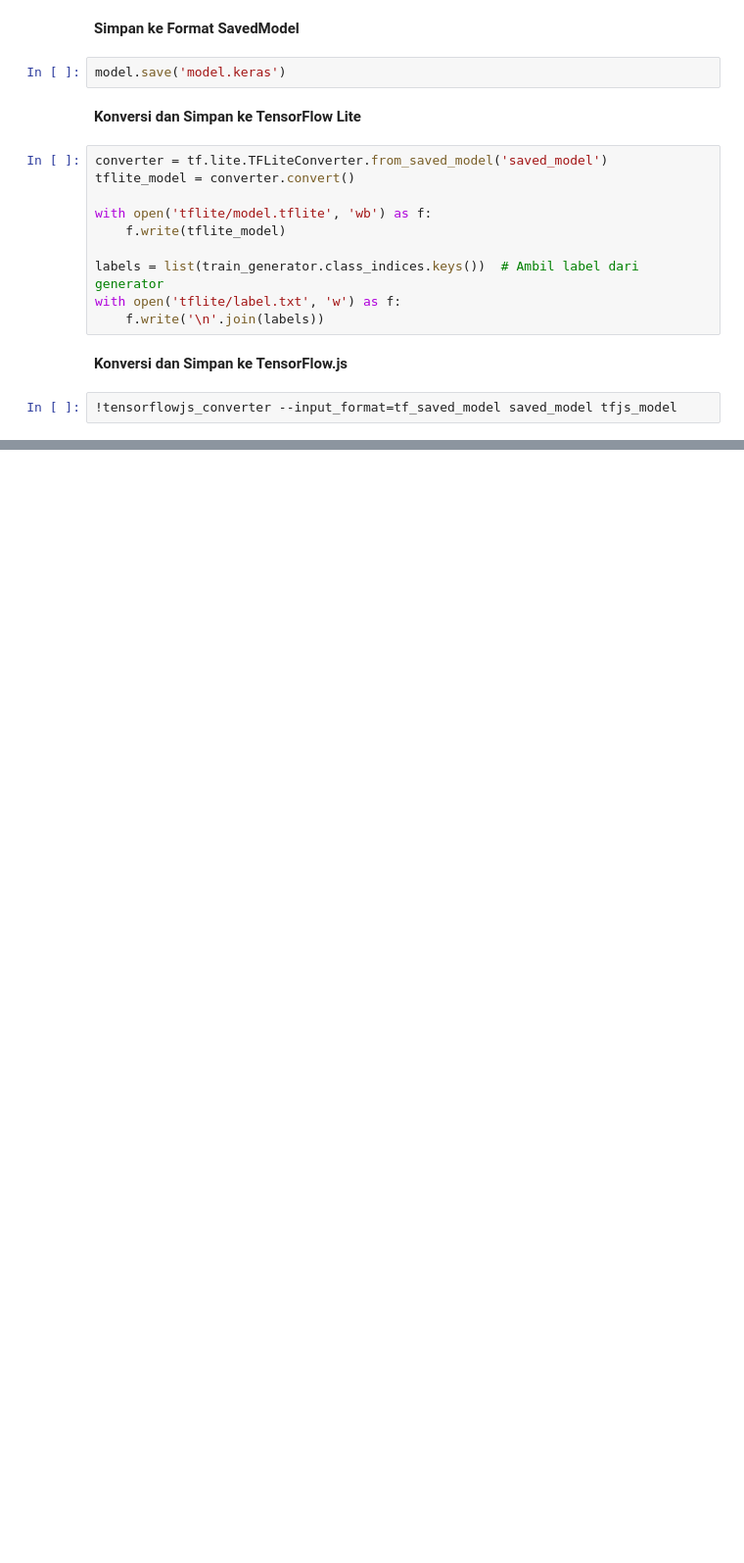
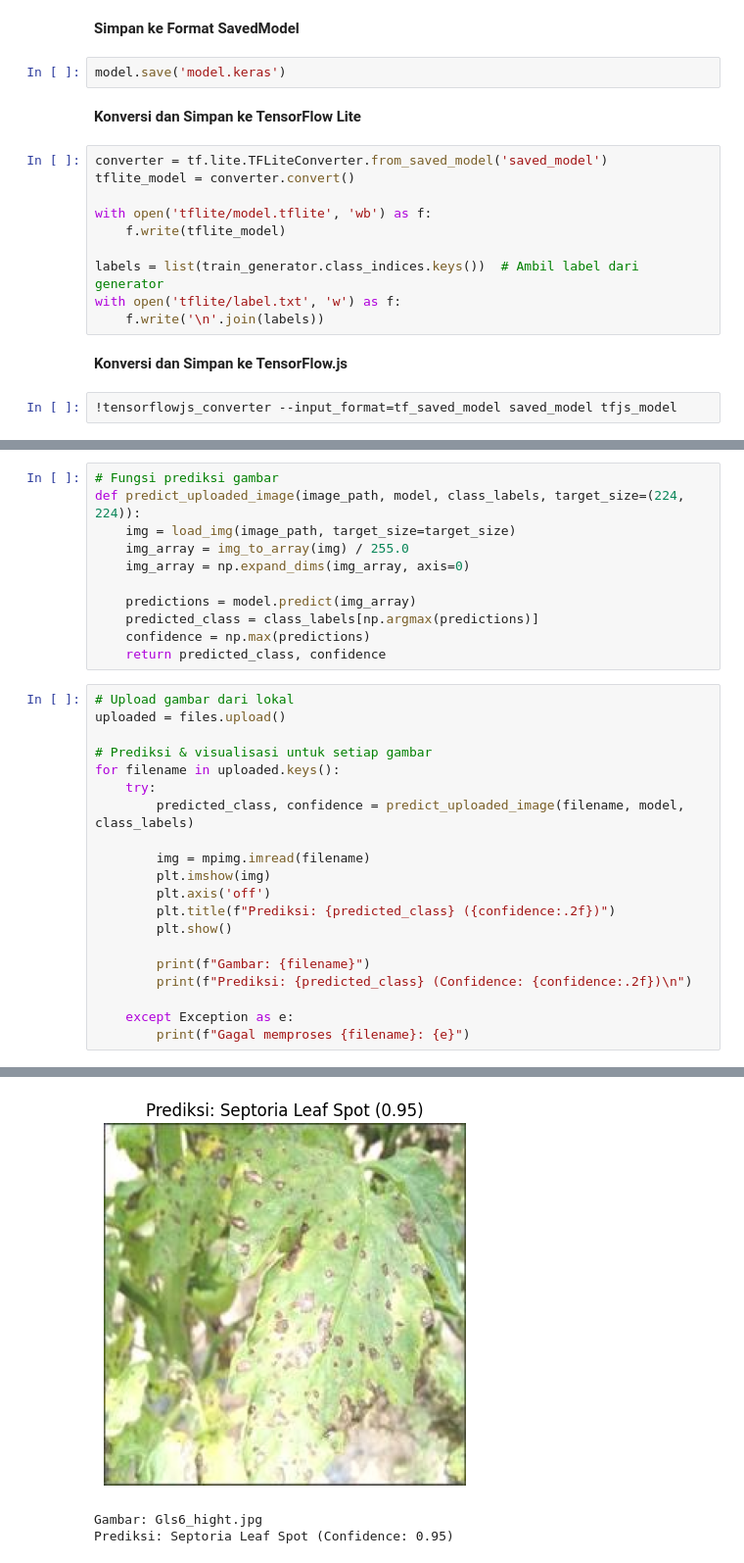
Before and after one commit to WayanArdike/DBSPROJECT, a Jupyter notebook: MACHINE LEARNING/Klasifikasi_Citra_Daun_Tomat_.ipynb, the cells around one changed output, grey strips where cells are left out. Shown at 98% size. Drawn from its saved outputs; the diff is of its cells as text; blank space fills up the shorter version.

Commit message:
menambahkan kode untuk inference

```diff
--- a/MACHINE LEARNING/Klasifikasi_Citra_Daun_Tomat_.ipynb
+++ b/MACHINE LEARNING/Klasifikasi_Citra_Daun_Tomat_.ipynb
@@ -529,0 +599,32 @@ with open('tflite/label.txt', 'w') as f:
+# %%
+# Fungsi prediksi gambar
+def predict_uploaded_image(image_path, model, class_labels, target_size=(224, 224)):
+    img = load_img(image_path, target_size=target_size)
+    img_array = img_to_array(img) / 255.0
+    img_array = np.expand_dims(img_array, axis=0)
+
+    predictions = model.predict(img_array)
+    predicted_class = class_labels[np.argmax(predictions)]
+    confidence = np.max(predictions)
+    return predicted_class, confidence
+# %%
+# Upload gambar dari lokal
+uploaded = files.upload()
+
+# Prediksi & visualisasi untuk setiap gambar
+for filename in uploaded.keys():
+    try:
+        predicted_class, confidence = predict_uploaded_image(filename, model, class_labels)
+
+        img = mpimg.imread(filename)
+        plt.imshow(img)
+        plt.axis('off')
+        plt.title(f"Prediksi: {predicted_class} ({confidence:.2f})")
+        plt.show()
+
+        print(f"Gambar: {filename}")
+        print(f"Prediksi: {predicted_class} (Confidence: {confidence:.2f})\n")
+
+    except Exception as e:
+        print(f"Gagal memproses {filename}: {e}")
+# %% [output]
@@ -529,0 +634,3 @@ with open('tflite/label.txt', 'w') as f:
+[figure, added]
+Gambar: Gls6_hight.jpg
+Prediksi: Septoria Leaf Spot (Confidence: 0.95)
```
Also changed, not shown: parts of 19 cells of this notebook.
